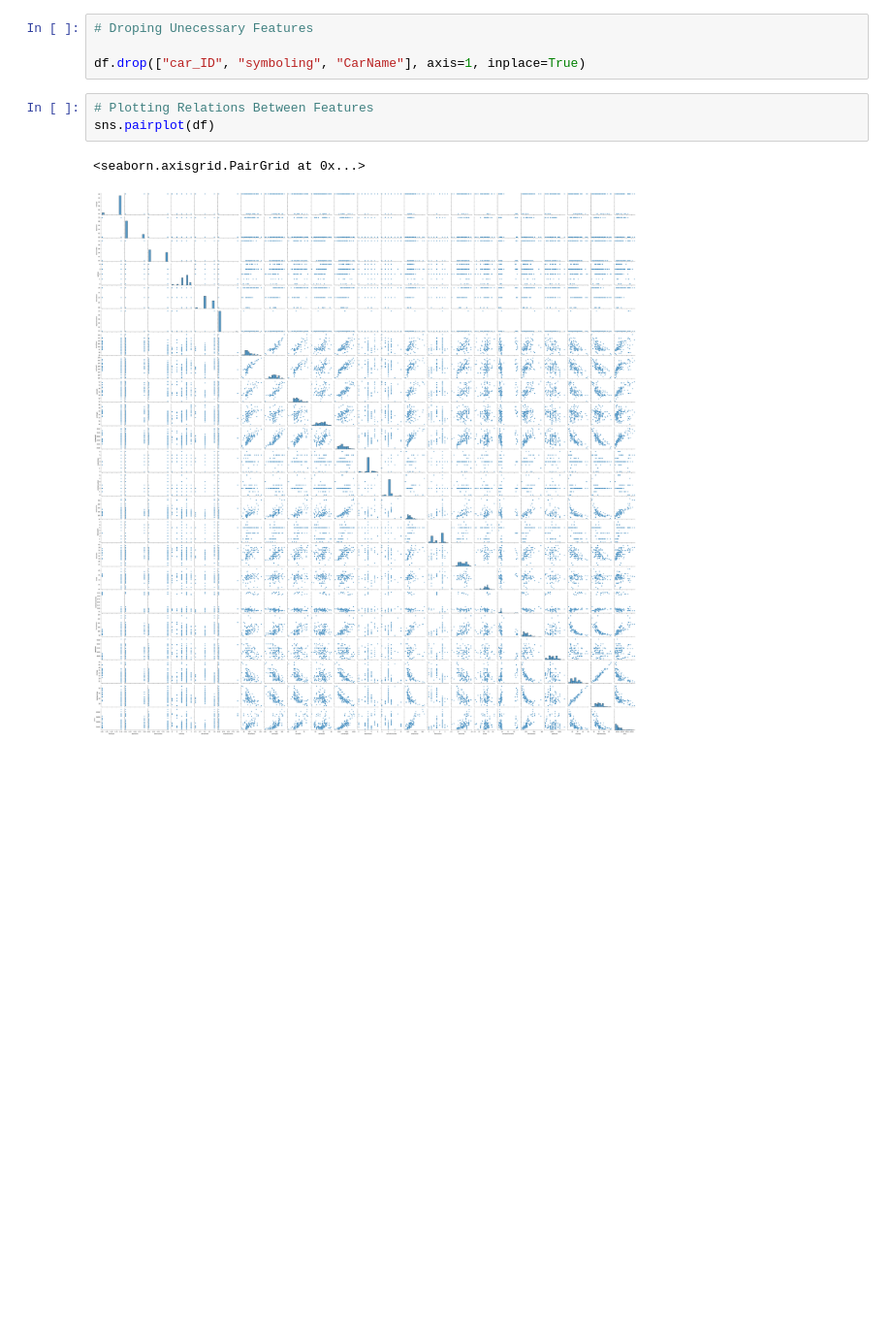
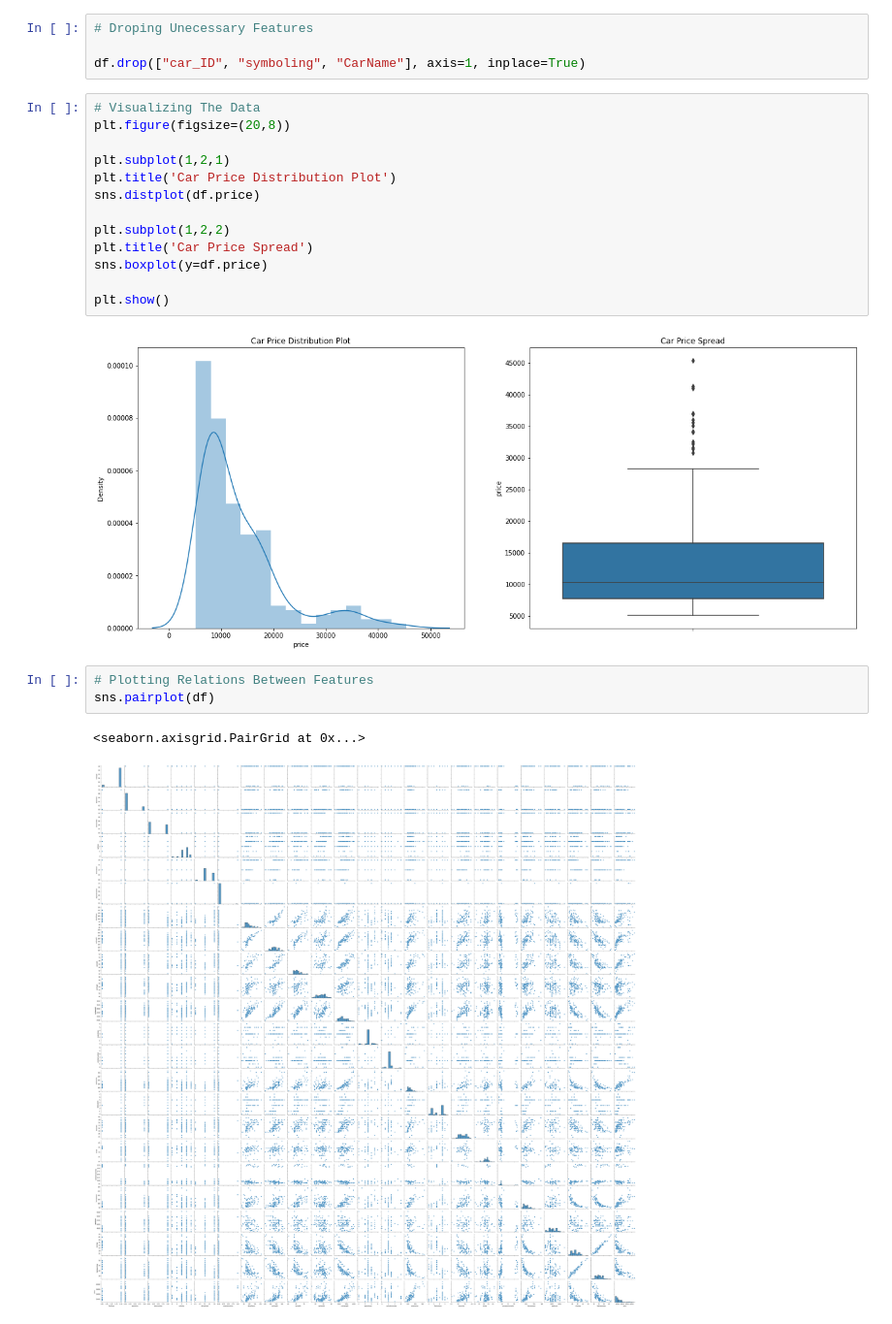
Before and after one commit to SyedHuzaifa007/Car-Price-Prediction-Deep-Learning-Model, a Jupyter notebook: Car_Price_Prediction_assignment.ipynb, the cells around one changed output. Shown at 97% size. Cells and saved outputs as stored; diff of their text form; blank space fills up the shorter version.

```diff
--- a/Car_Price_Prediction_assignment.ipynb
+++ b/Car_Price_Prediction_assignment.ipynb
@@ -151,6 +153,21 @@ df.describe().T
 # Droping Unecessary Features
 
 df.drop(["car_ID", "symboling", "CarName"], axis=1, inplace=True)
+# %%
+# Visualizing The Data
+plt.figure(figsize=(20,8))
+
+plt.subplot(1,2,1)
+plt.title('Car Price Distribution Plot')
+sns.distplot(df.price)
+
+plt.subplot(1,2,2)
+plt.title('Car Price Spread')
+sns.boxplot(y=df.price)
+
+plt.show()
+# %% [output]
+[figure, added]
 # %%
 # Plotting Relations Between Features
 sns.pairplot(df)
```
Also changed, not shown: parts of 24 cells of this notebook.
